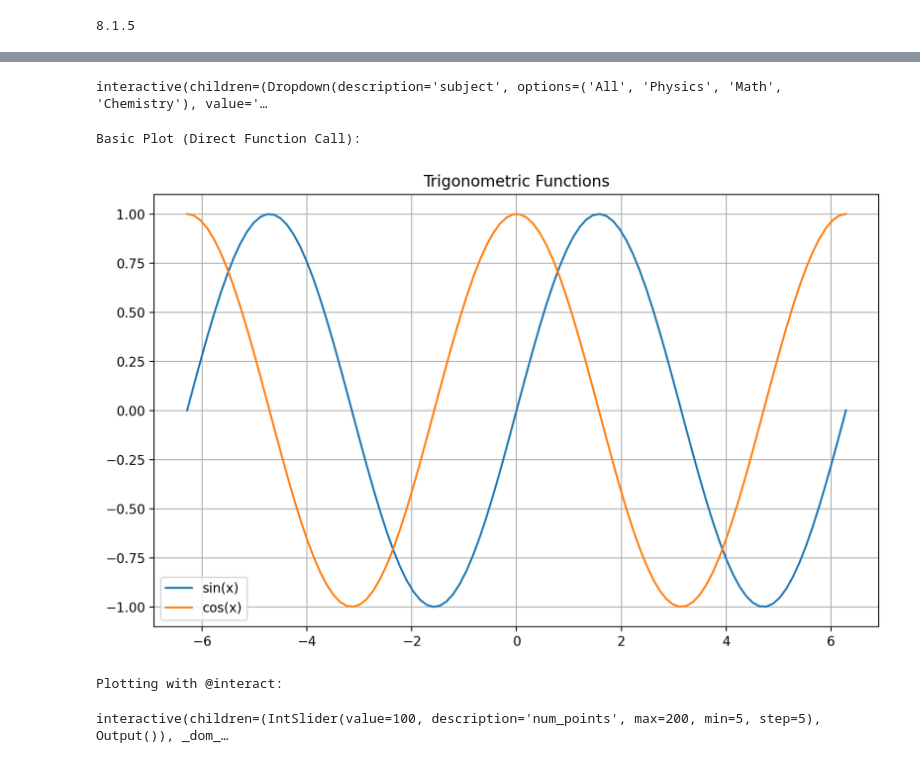
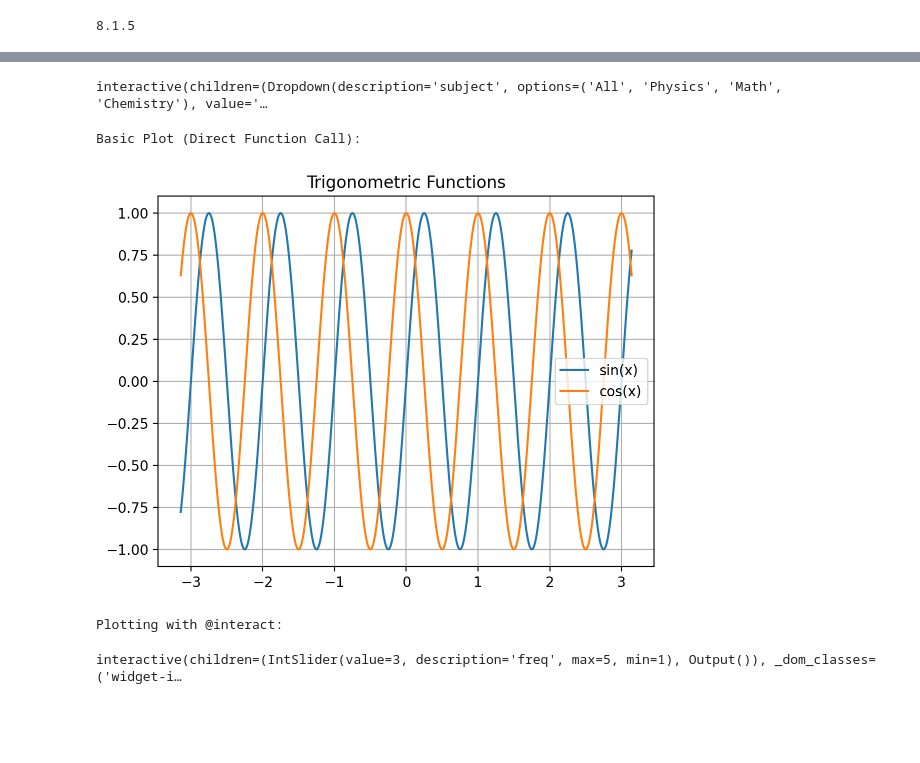
Before and after one commit to nipunbatra/psdv-teaching, a Jupyter notebook: notebooks/widgets.ipynb, the cells around one changed output, grey strips where cells are left out. Cells and saved outputs as stored; diff of their text form; code cells hidden in the pictures; blank space fills up the shorter version.

```diff
--- a/notebooks/widgets.ipynb
+++ b/notebooks/widgets.ipynb
@@ -97,48 +112,35 @@ interactive(children=(Dropdown(description='subject', options=('All', 'Physics',
 # %%
-def filter_students_via_interactive(subject, min_grade):
-    """More controlled filtering using interactive"""
-    print(f"Showing {subject} students with grade >= {min_grade}")
-    filtered = df if subject == 'All' else df.query('Subject == @subject')
-    out = filtered.query('Grade >= @min_grade')
-    return out
-
-# Use interactive to create the widget
-student_filter_viz = interactive(
-    filter_students_via_interactive,
-    subject=['All'] + list(df['Subject'].unique()),
-    min_grade=(0, 100, 5)
+student_filter_viz = interact(
+    filter_students,
+    subject = ['All'] + list(df['Subject'].unique()),
+    min_grade=(0.0, 99.5, 5.0)
 )
+# %% [output]
+interactive(children=(Dropdown(description='subject', options=('All', 'Physics', 'Math', 'Chemistry'), value='…
-# %%
-student_filter_viz
-# %% [output]
-interactive(children=(Dropdown(description='subject', options=('All', 'Physics', 'Math', 'Chemistry'), value='…
 # %%
-def plot_wave(x_start=-2*np.pi, x_end=2*np.pi, num_points=100):
+def plot_wave(freq=1):
     """Basic plotting function"""
-    x = np.linspace(x_start, x_end, num_points)
+    x = np.linspace(-1*np.pi, 1*np.pi, 500)
 
-    plt.figure(figsize=(10, 6))
-    plt.plot(x, np.sin(x), label='sin(x)')
-    plt.plot(x, np.cos(x), label='cos(x)')
+    plt.plot(x, np.sin(np.pi*2*freq*x), label='sin(x)')
+    plt.plot(x, np.cos(np.pi*2*freq*x), label='cos(x)')
     plt.grid(True)
     plt.legend()
     plt.title('Trigonometric Functions')
     plt.show()
 
-# 6. Using Plotting Function Directly
-# ================================
 print("\nBasic Plot (Direct Function Call):")
 plot_wave()
 # %% [output]
 Basic Plot (Direct Function Call):
-[figure, old version]
+[figure, new version]
 # %%
 print("\nPlotting with @interact:")
 
 @interact
-def plot_wave_interact(num_points=(5, 200, 5)):
+def plot_wave_interact(freq=(1, 5, 1)):
     """Simple interactive plotting with @interact"""
-    plot_wave(num_points=num_points)
+    plot_wave(freq)
 # %% [output]
 Plotting with @interact:
-interactive(children=(IntSlider(value=100, description='num_points', max=200, min=5, step=5), Output()), _dom_…
+interactive(children=(IntSlider(value=3, description='freq', max=5, min=1), Output()), _dom_classes=('widget-i…
```
Also changed, not shown: parts of 10 cells of this notebook.
